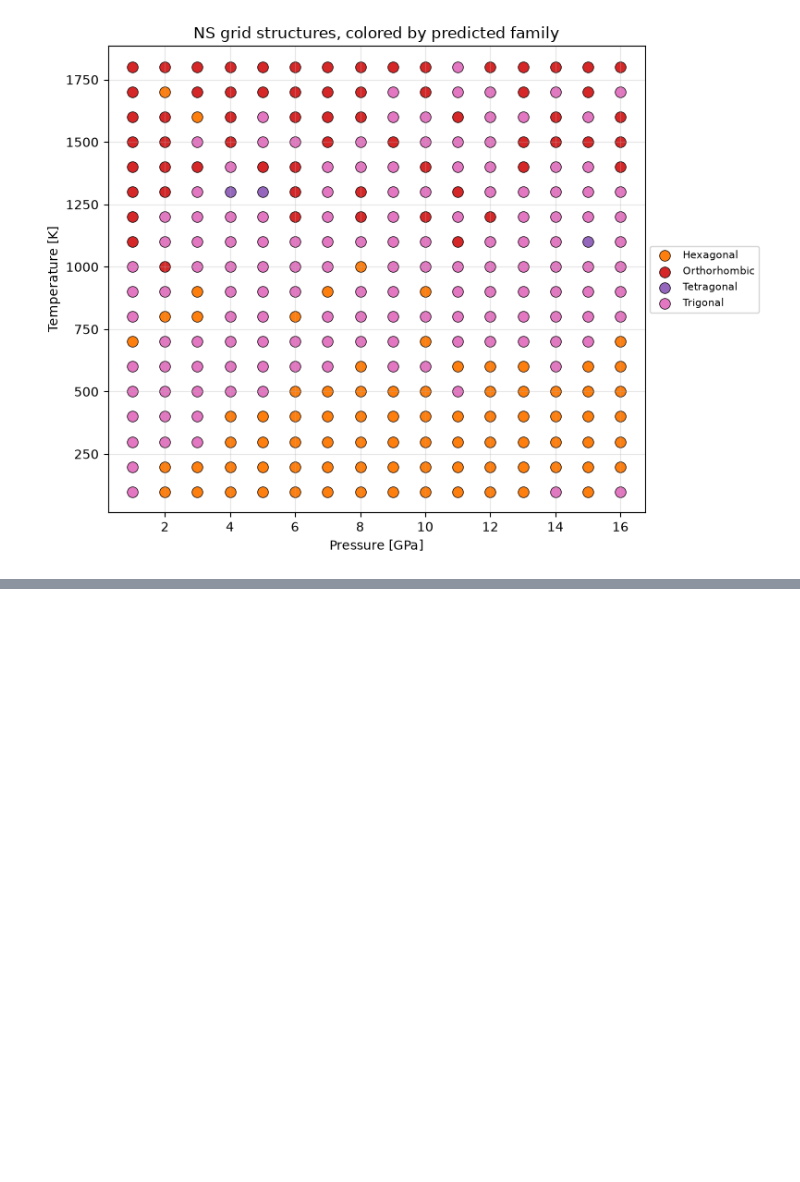
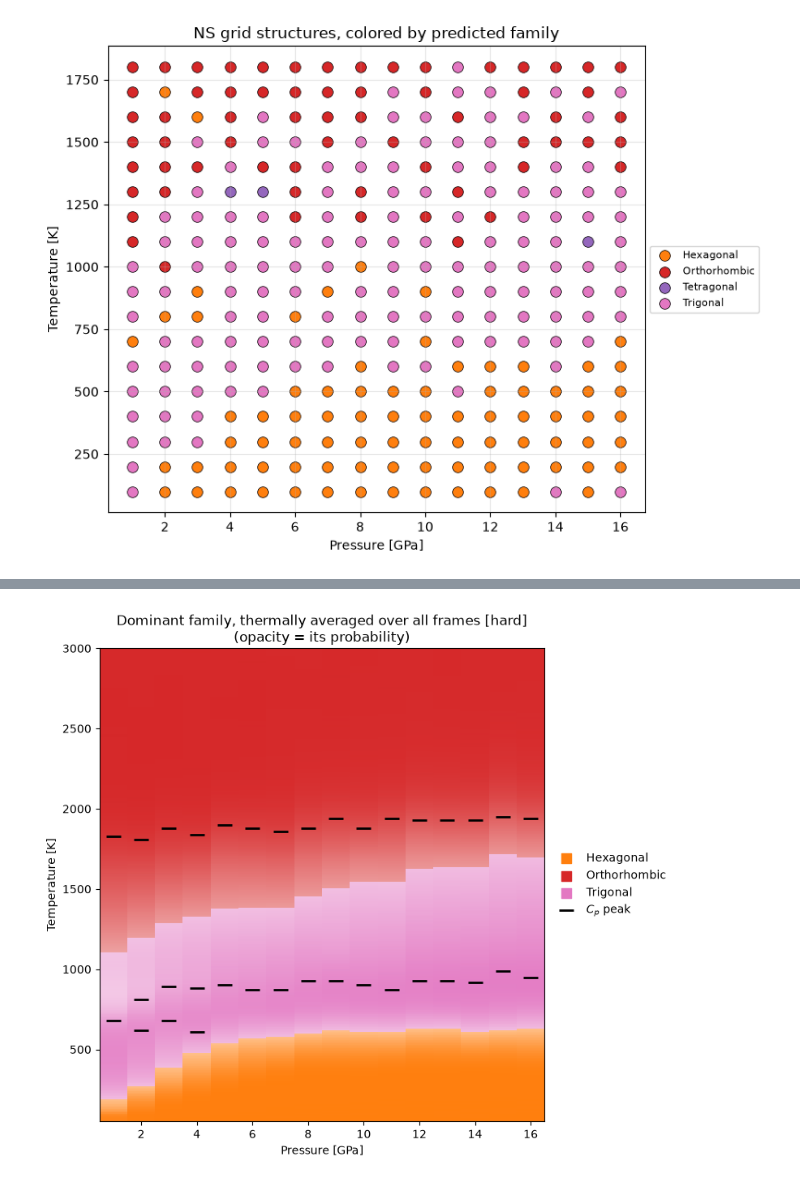
Before and after one commit to Serafserafini/dim_red, a Jupyter notebook: examples/ns_grid_from_trajectories.ipynb, the cells around one changed output, grey strips where cells are left out. Cells and saved outputs as stored; diff of their text form; code cells hidden in the pictures; blank space fills up the shorter version.

```diff
--- a/examples/ns_grid_from_trajectories.ipynb
+++ b/examples/ns_grid_from_trajectories.ipynb
@@ -687,0 +897,28 @@ plt.show()
+# %%
+P_mat = np.stack([thermo[idx][key] for idx in replica_indices], axis=1)  # (n_T, n_P, n_fam)
+dominant = P_mat.argmax(axis=-1)
+confidence = P_mat.max(axis=-1)
+rgba = np.array([[FAMILY_COLORS[family_classes[f]] for f in row] for row in dominant])
+rgba[..., 3] = np.clip(confidence, 0.0, 1.0)
+
+dP = np.diff(pressures_gpa).mean()
+fig, ax = plt.subplots(figsize=(8, 7))
+ax.imshow(
+    rgba, origin="lower", aspect="auto", interpolation="nearest",
+    extent=(pressures_gpa[0] - dP / 2, pressures_gpa[-1] + dP / 2, T_FINE[0], T_FINE[-1]),
+)
+for idx, P in zip(replica_indices, pressures_gpa):
+    ax.scatter([P] * len(cp_peaks[idx]), cp_peaks[idx], color="black", marker="_", s=150, lw=2)
+present = sorted({family_classes[f] for f in np.unique(dominant)})
+for f in present:
+    ax.scatter([], [], color=FAMILY_COLORS[f], marker="s", s=80, label=f)
+ax.scatter([], [], color="black", marker="_", s=150, lw=2, label=r"$C_p$ peak")
+ax.set_xlabel("Pressure [GPa]")
+ax.set_ylabel("Temperature [K]")
+ax.set_title(f"Dominant family, thermally averaged over all frames [{LABEL_MODE}]\n(opacity = its probability)")
+ax.legend(loc="center left", bbox_to_anchor=(1.0, 0.5), frameon=False)
+fig.tight_layout()
+fig.savefig(EVAL_DIR / f"phase_map_family_{LABEL_MODE}.png", dpi=200, bbox_inches="tight")
+plt.show()
+# %% [output]
+[figure, added]
```
Also changed, not shown: parts of 20 cells of this notebook.
